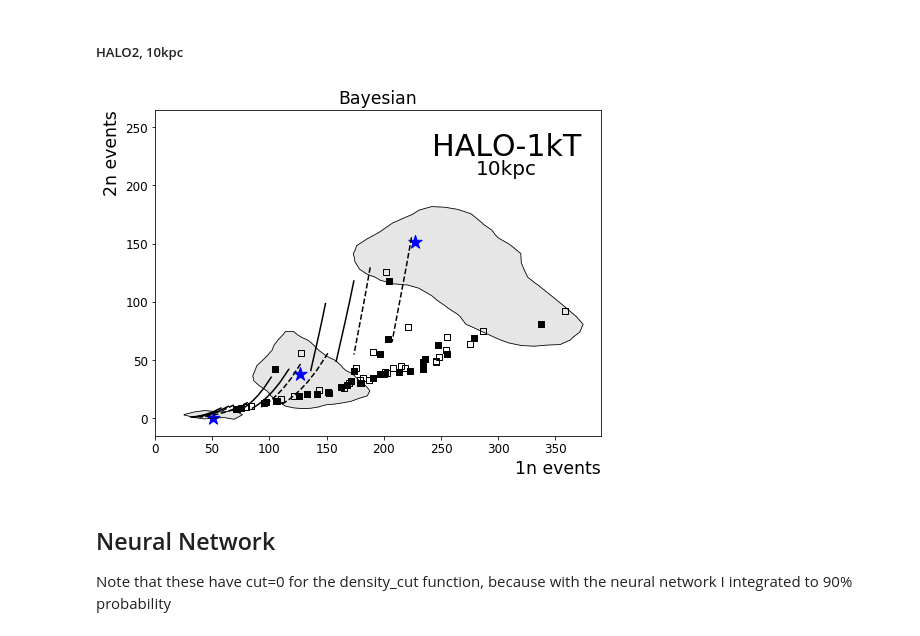
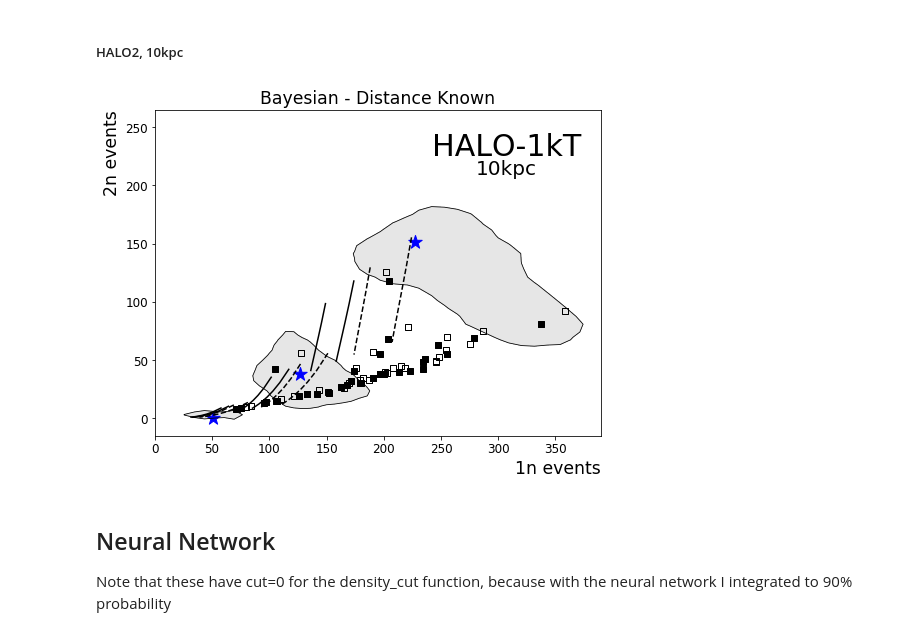
Before and after one commit to jfcrenshaw/halo, a Jupyter notebook: unfolding_plots.ipynb, the cells around one changed output. Drawn from its saved outputs; the diff is of its cells as text; code cells hidden in the pictures.

```diff
--- a/unfolding_plots.ipynb
+++ b/unfolding_plots.ipynb
@@ -390,32 +392,32 @@ xB3_3,yB3_3,zB3_3,cutB3_3 = density_cut(oneN_,twoN_,xmin,xmax,ymin,ymax,xres,yre
 # %%
 # Figure for HALO 2, 10kpc, 227v151 127vs38 51v0
 figB3,axB3 = plt.subplots(1,1,figsize=figsize)
 
 contours(xB3_1,yB3_1,zB3_1,cutB3_1,axB3)
 contours(xB3_2,yB3_2,zB3_2,cutB3_2,axB3)
 contours(xB3_3,yB3_3,zB3_3,cutB3_3,axB3)
 
 other_sn_models(axB3,2,10,False)
 snowglobes_curves(axB3,2,10,False)
 
 # Truth values
 Truth = [[227,127,51],[151,38,0]]
 axB3.scatter(Truth[0],Truth[1],color='b',marker='*',s=truth_size)
 
 # Title
-axB3.set_title('Bayesian')
+axB3.set_title('Bayesian - Distance Known')
 axB3.text(0.62,0.86,'HALO-1kT',fontsize=exp_size,transform=axB3.transAxes)
 axB3.text(0.72,0.80,'10kpc',fontsize=dist_size,transform=axB3.transAxes)
 
 
 axB3.set_xlim(0,390)
 axB3.set_ylim(-15,265)
 
-pylab.savefig('./figures/bayesian_unfolding_halo2_10kpc.png')
+pylab.savefig('./figures/bayesian_distKnown_unfolding_halo2_10kpc.png')
 
 plt.show()
 # %% [output]
-[figure, old version]
+[figure, new version]
 # %% [markdown]
 ## Neural Network
 
```
Also changed, not shown: parts of 3 cells of this notebook, 6 other files.
